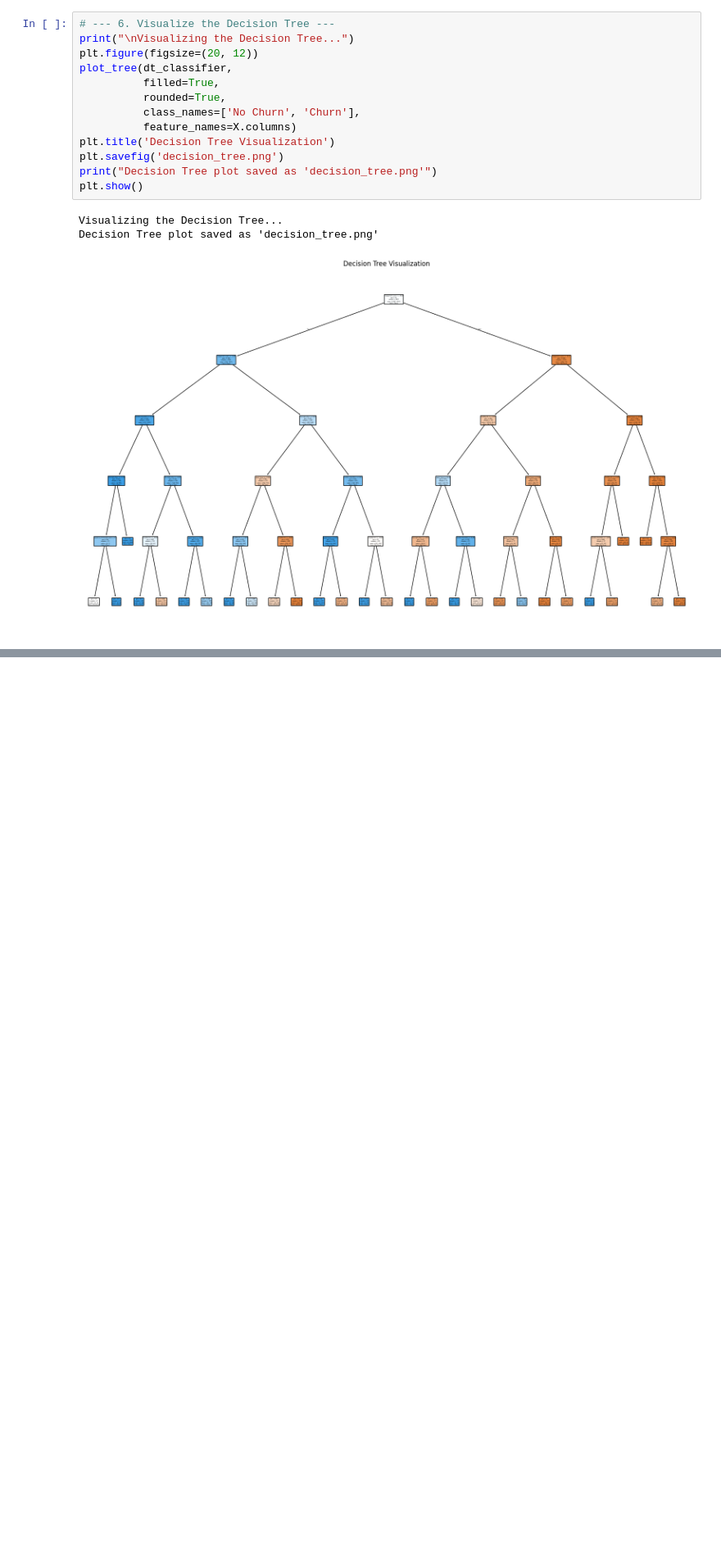
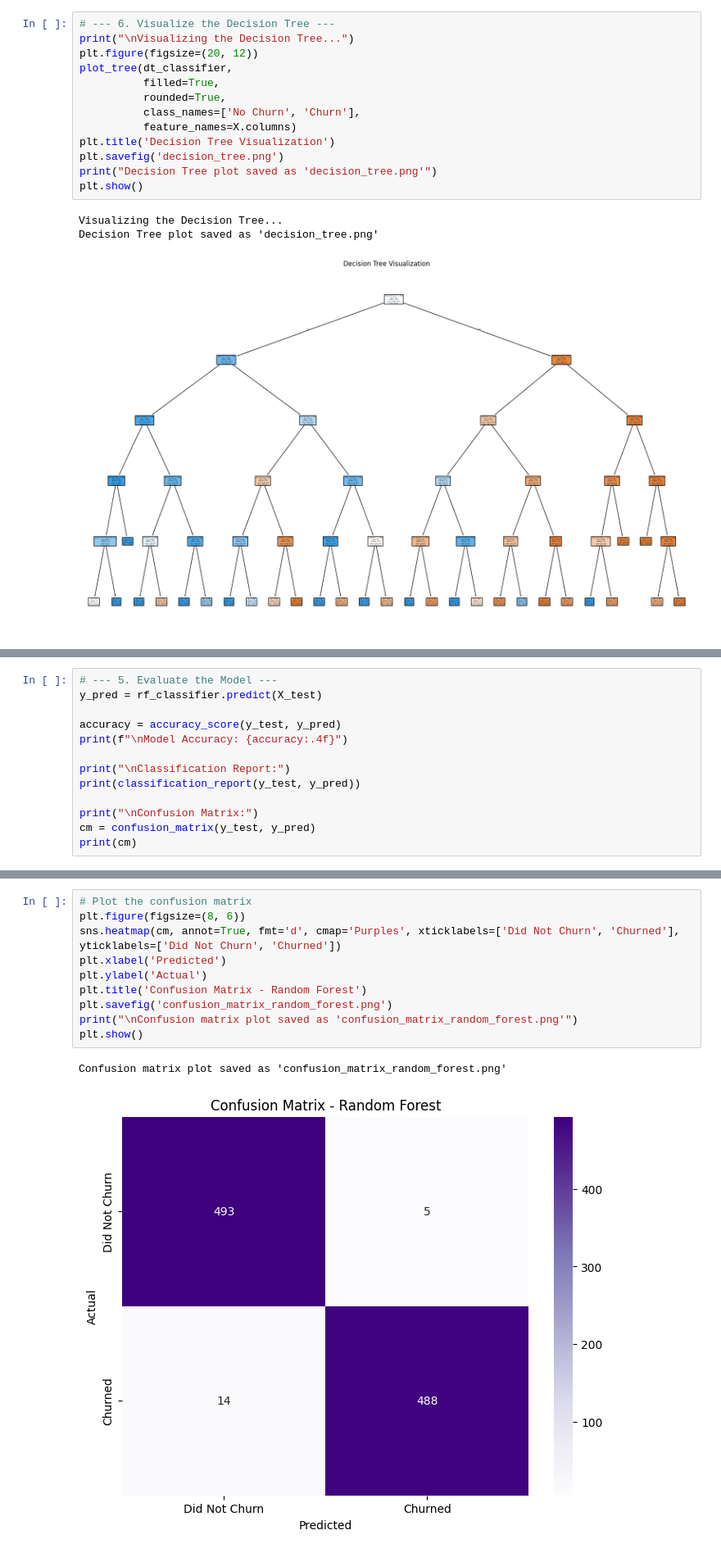
Before and after one commit to manmeetkaur77/Customer-Churn-Prediction-Netflix, a Jupyter notebook: Churn_Analysis-Model Building.ipynb, the cells around one changed output, grey strips where cells are left out. Shown: that part at 82% size. Cells and saved outputs as stored; diff of their text form; blank space fills up the shorter version.

```diff
--- a/Churn_Analysis-Model Building.ipynb
+++ b/Churn_Analysis-Model Building.ipynb
@@ -201,0 +232,13 @@ Decision Tree plot saved as 'decision_tree.png'
+# %%
+# --- 5. Evaluate the Model ---
+y_pred = rf_classifier.predict(X_test)
+
+accuracy = accuracy_score(y_test, y_pred)
+print(f"\nModel Accuracy: {accuracy:.4f}")
+
+print("\nClassification Report:")
+print(classification_report(y_test, y_pred))
+
+print("\nConfusion Matrix:")
+cm = confusion_matrix(y_test, y_pred)
+print(cm)
@@ -201,0 +262,13 @@ Decision Tree plot saved as 'decision_tree.png'
+# %%
+# Plot the confusion matrix
+plt.figure(figsize=(8, 6))
+sns.heatmap(cm, annot=True, fmt='d', cmap='Purples', xticklabels=['Did Not Churn', 'Churned'], yticklabels=['Did Not Churn', 'Churned'])
+plt.xlabel('Predicted')
+plt.ylabel('Actual')
+plt.title('Confusion Matrix - Random Forest')
+plt.savefig('confusion_matrix_random_forest.png')
+print("\nConfusion matrix plot saved as 'confusion_matrix_random_forest.png'")
+plt.show()
+# %% [output]
+Confusion matrix plot saved as 'confusion_matrix_random_forest.png'
+[figure, added]
```
Also changed, not shown: parts of 4 cells of this notebook, 1 other file.
